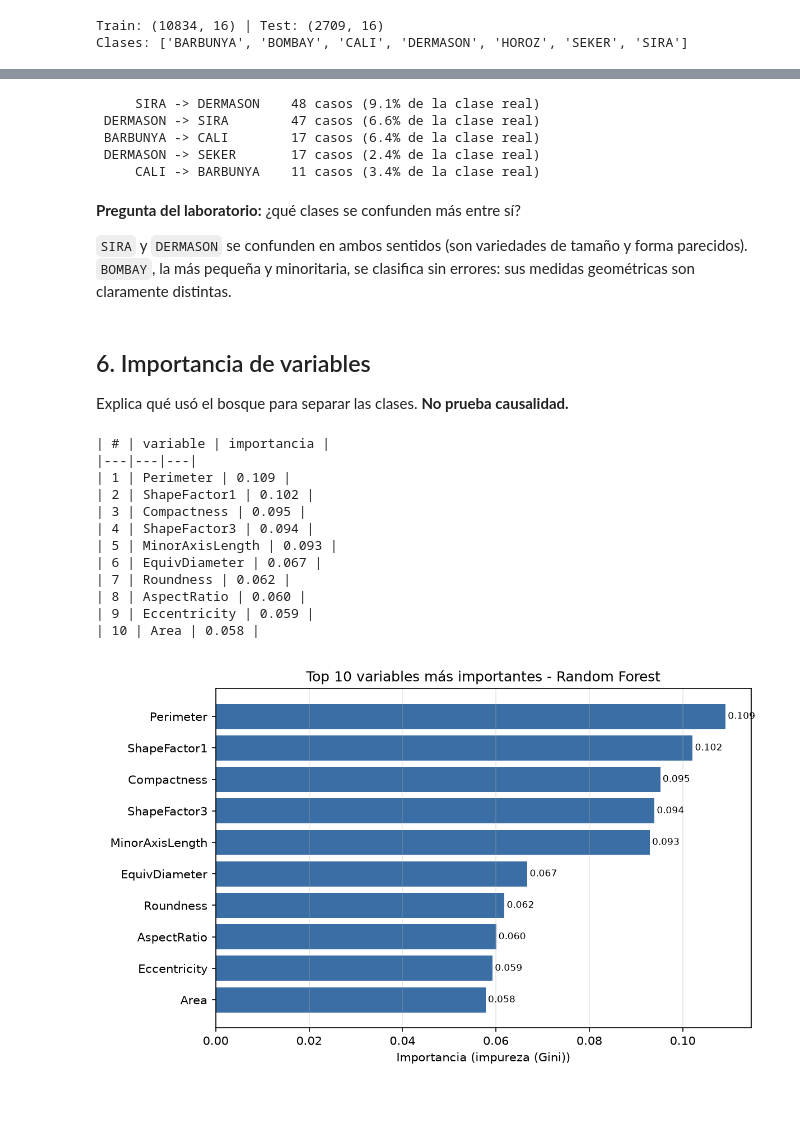
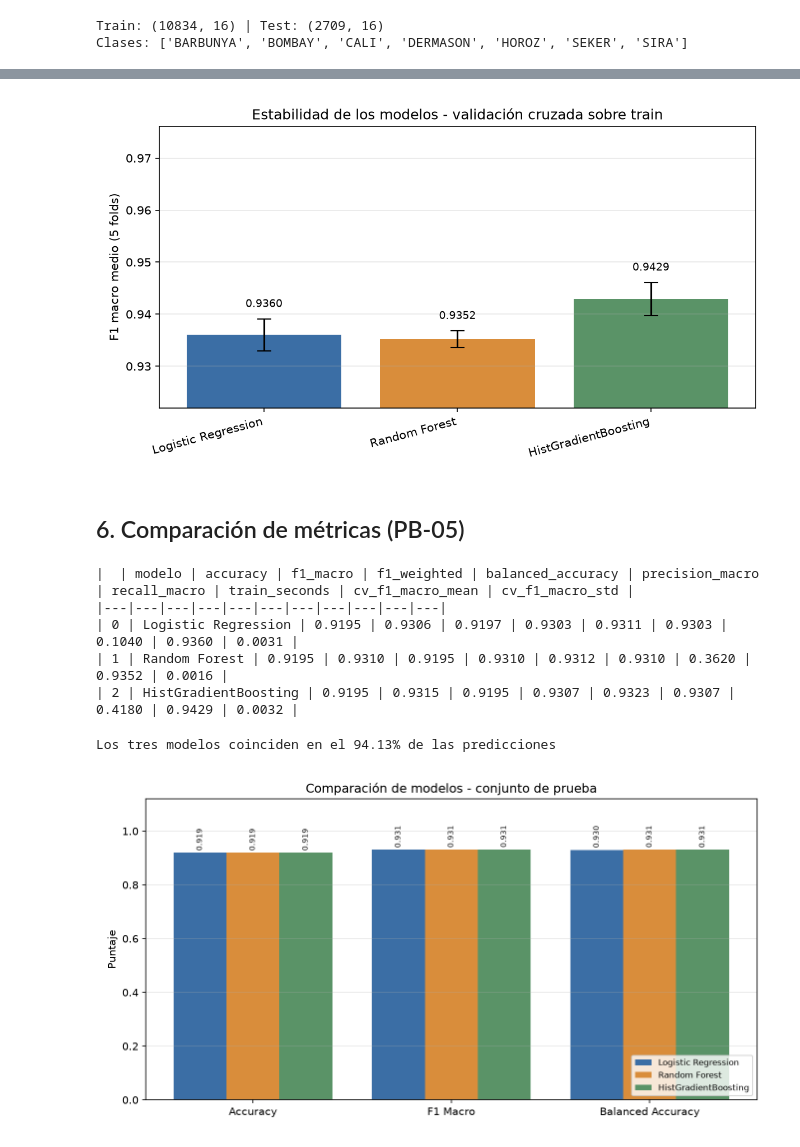
Before and after one commit to jacobounzueta/laboratorio-drybean-ml, a Jupyter notebook: notebooks/02_sprint2_modelado.ipynb, the cells around one changed output, grey strips where cells are left out. Saved outputs shown, nothing was run; the diff lists cells and outputs as text; code cells hidden in the pictures; blank space fills up the shorter version.

Commit message:
docs(sprint2): notebook y README con resultados de los tres modelos

```diff
--- a/notebooks/02_sprint2_modelado.ipynb
+++ b/notebooks/02_sprint2_modelado.ipynb
@@ -142,5 +102,11 @@ decisión CRISP-DM.
 # %%
-results = {"baseline": baseline_result, "forest": forest_result}
-comparison = models.build_comparison_table(results)
-print(dataframe_to_markdown(comparison.reset_index()))
+hgb, hgb_seconds = models.train_model(
+    models.build_hgb_model(), X_train, y_train
+)
+hgb_result = models.evaluate_model(
+    hgb, X_test, y_test, models.HGB_NAME, hgb_seconds
+)
+print(f"Tiempo: {hgb_seconds:.2f}s")
+print(f"Accuracy: {hgb_result['metrics']['accuracy']:.4f}")
+print(f"F1 macro: {hgb_result['metrics']['f1_macro']:.4f}")
 # %% [output]
@@ -173,47 +155,31 @@ confusion_baseline.png
 # %%
-from src import evaluate
-
-for par in evaluate.top_confusions(forest_result, n=5):
-    print(
-        f"{par['real']:>9} -> {par['predicho']:<9} "
-        f"{par['casos']:>4} casos ({par['tasa']:.1%} de la clase real)"
-    )
+display(Image(filename=str(config.SPRINT2_FIGURES_DIR / "comparacion_cv.png")))
 # %% [output]
-     SIRA -> DERMASON    48 casos (9.1% de la clase real)
- DERMASON -> SIRA        47 casos (6.6% de la clase real)
- BARBUNYA -> CALI        17 casos (6.4% de la clase real)
- DERMASON -> SEKER       17 casos (2.4% de la clase real)
-     CALI -> BARBUNYA    11 casos (3.4% de la clase real)
+[figure, added]
 # %% [markdown]
-**Pregunta del laboratorio:** ¿qué clases se confunden más entre sí?
-
-`SIRA` y `DERMASON` se confunden en ambos sentidos (son variedades de tamaño y
-forma parecidos). `BOMBAY`, la más pequeña y minoritaria, se clasifica sin errores:
-sus medidas geométricas son claramente distintas.
+## 6. Comparación de métricas (PB-05)
-# %% [markdown]
-## 6. Importancia de variables
-
-Explica qué usó el bosque para separar las clases. **No prueba causalidad.**
+# %%
+results = {
+    models.BASELINE_NAME: baseline_result,
+    models.FOREST_NAME: forest_result,
+    models.HGB_NAME: hgb_result,
+}
+comparison = models.build_comparison_table(results, cv_results)
+print(dataframe_to_markdown(comparison.reset_index().round(4), float_format="{:.4f}", adaptive=False))
+# %% [output]
+|  | modelo | accuracy | f1_macro | f1_weighted | balanced_accuracy | precision_macro | recall_macro | train_seconds | cv_f1_macro_mean | cv_f1_macro_std |
+|---|---|---|---|---|---|---|---|---|---|---|
+| 0 | Logistic Regression | 0.9195 | 0.9306 | 0.9197 | 0.9303 | 0.9311 | 0.9303 | 0.1040 | 0.9360 | 0.0031 |
+| 1 | Random Forest | 0.9195 | 0.9310 | 0.9195 | 0.9310 | 0.9312 | 0.9310 | 0.3620 | 0.9352 | 0.0016 |
+| 2 | HistGradientBoosting | 0.9195 | 0.9315 | 0.9195 | 0.9307 | 0.9323 | 0.9307 | 0.4180 | 0.9429 | 0.0032 |
 # %%
-importance = models.feature_importance(forest, list(X_train.columns))
-top10 = importance.head(10).copy()
-top10.index = range(1, len(top10) + 1)
-top10.index.name = "#"
-print(dataframe_to_markdown(top10))
-
-display(Image(filename=str(config.SPRINT2_FIGURES_DIR / "importancia_variables.png")))
+agreement = (
+    (baseline_result["y_pred"] == forest_result["y_pred"])
+    & (forest_result["y_pred"] == hgb_result["y_pred"])
+).mean()
+print(f"Los tres modelos coinciden en el {agreement:.2%} de las predicciones")
+display(Image(filename=str(config.SPRINT2_FIGURES_DIR / "comparacion_modelos.png")))
 # %% [output]
-| # | variable | importancia |
-|---|---|---|
-| 1 | Perimeter | 0.109 |
-| 2 | ShapeFactor1 | 0.102 |
-| 3 | Compactness | 0.095 |
-| 4 | ShapeFactor3 | 0.094 |
-| 5 | MinorAxisLength | 0.093 |
-| 6 | EquivDiameter | 0.067 |
-| 7 | Roundness | 0.062 |
-| 8 | AspectRatio | 0.060 |
-| 9 | Eccentricity | 0.059 |
-| 10 | Area | 0.058 |
+Los tres modelos coinciden en el 94.13% de las predicciones
-[figure, old version]
+[figure, new version]
 # %% [markdown]
```
Also changed, not shown: parts of 25 cells of this notebook, 1 other file.
